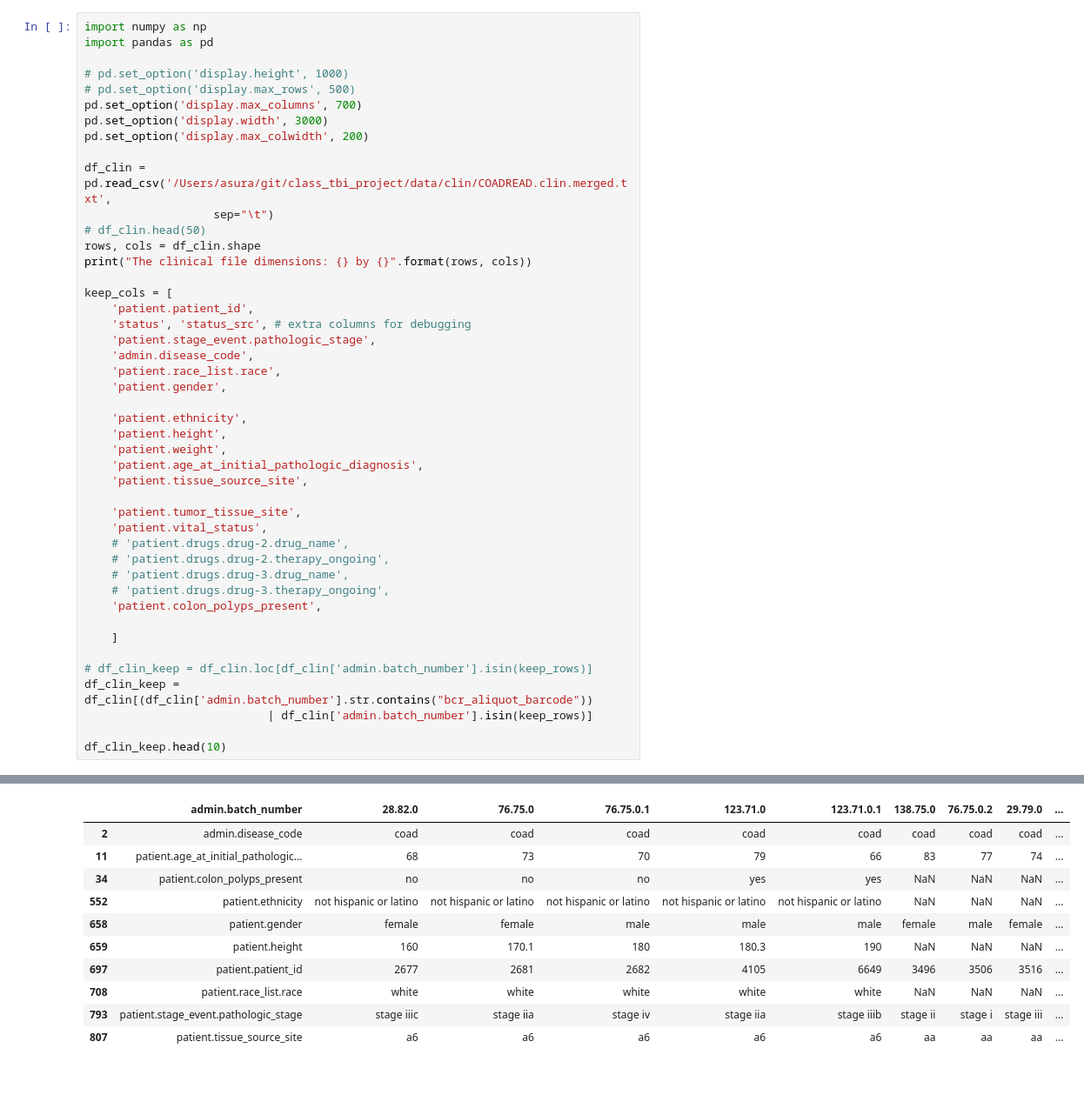
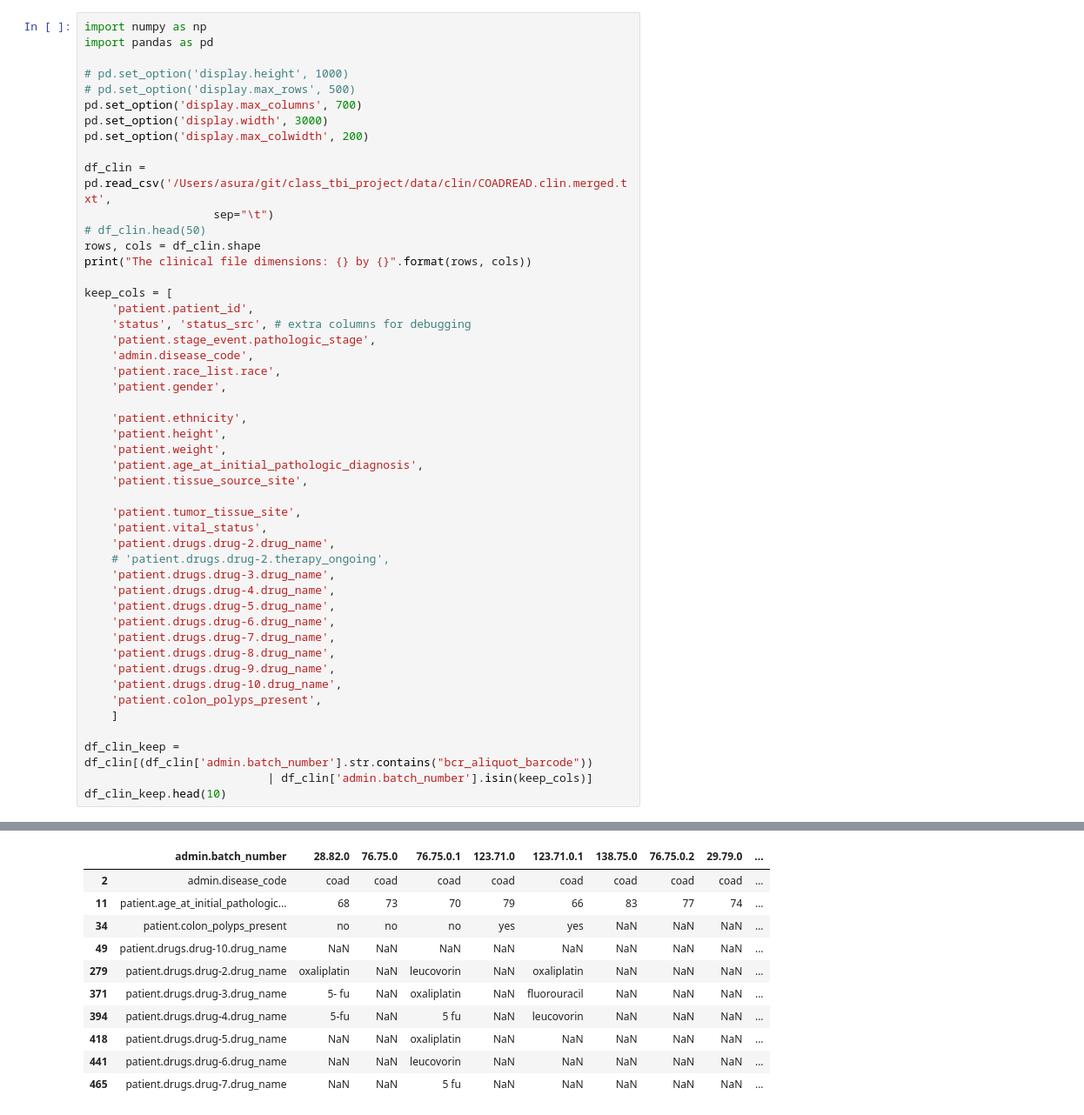
Before and after one commit to indera/crc_transcriptome_analysis, a Jupyter notebook: colorectal_analysis.ipynb, the cells around one changed output, grey strips where cells are left out. Shown: that part at 87% size. Drawn from its saved outputs; the diff is of its cells as text; blank space fills up the shorter version.

Commit message:
Update code for completing demographics table + Add code to compute top 10 medication counts

```diff
--- a/colorectal_analysis.ipynb
+++ b/colorectal_analysis.ipynb
@@ -15,47 +15,50 @@ rows, cols = df_clin.shape
 print("The clinical file dimensions: {} by {}".format(rows, cols))
 
 keep_cols = [
     'patient.patient_id',
     'status', 'status_src', # extra columns for debugging
     'patient.stage_event.pathologic_stage',
     'admin.disease_code',
     'patient.race_list.race',
     'patient.gender',
 
     'patient.ethnicity',
     'patient.height',
     'patient.weight',
     'patient.age_at_initial_pathologic_diagnosis',
     'patient.tissue_source_site',
 
     'patient.tumor_tissue_site',
     'patient.vital_status',
-    # 'patient.drugs.drug-2.drug_name',
+    'patient.drugs.drug-2.drug_name',
     # 'patient.drugs.drug-2.therapy_ongoing',
-    # 'patient.drugs.drug-3.drug_name',
-    # 'patient.drugs.drug-3.therapy_ongoing',
+    'patient.drugs.drug-3.drug_name',
+    'patient.drugs.drug-4.drug_name',
+    'patient.drugs.drug-5.drug_name',
+    'patient.drugs.drug-6.drug_name',
+    'patient.drugs.drug-7.drug_name',
+    'patient.drugs.drug-8.drug_name',
+    'patient.drugs.drug-9.drug_name',
+    'patient.drugs.drug-10.drug_name',
     'patient.colon_polyps_present',
-
     ]
 
-# df_clin_keep = df_clin.loc[df_clin['admin.batch_number'].isin(keep_rows)]
 df_clin_keep = df_clin[(df_clin['admin.batch_number'].str.contains("bcr_aliquot_barcode"))
-                           | df_clin['admin.batch_number'].isin(keep_rows)]
-
+                           | df_clin['admin.batch_number'].isin(keep_cols)]
 df_clin_keep.head(10)
 # %% [output]
 The clinical file dimensions: 3544 by 630
 |  | admin.batch_number | 28.82.0 | 76.75.0 | 76.75.0.1 | 123.71.0 | 123.71.0.1 | 138.75.0 | 76.75.0.2 | 29.79.0 | ... |
 | 2 | admin.disease_code | coad | coad | coad | coad | coad | coad | coad | coad | ... |
 | 11 | patient.age_at_initial_pathologic... | 68 | 73 | 70 | 79 | 66 | 83 | 77 | 74 | ... |
 | 34 | patient.colon_polyps_present | no | no | no | yes | yes | NaN | NaN | NaN | ... |
-| 552 | patient.ethnicity | not hispanic or latino | not hispanic or latino | not hispanic or latino | not hispanic or latino | not hispanic or latino | NaN | NaN | NaN | ... |
-| 658 | patient.gender | female | female | male | male | male | female | male | female | ... |
-| 659 | patient.height | 160 | 170.1 | 180 | 180.3 | 190 | NaN | NaN | NaN | ... |
-| 697 | patient.patient_id | 2677 | 2681 | 2682 | 4105 | 6649 | 3496 | 3506 | 3516 | ... |
-| 708 | patient.race_list.race | white | white | white | white | white | NaN | NaN | NaN | ... |
-| 793 | patient.stage_event.pathologic_stage | stage iiic | stage iia | stage iv | stage iia | stage iiib | stage ii | stage i | stage iii | ... |
-| 807 | patient.tissue_source_site | a6 | a6 | a6 | a6 | a6 | aa | aa | aa | ... |
+| 49 | patient.drugs.drug-10.drug_name | NaN | NaN | NaN | NaN | NaN | NaN | NaN | NaN | ... |
+| 279 | patient.drugs.drug-2.drug_name | oxaliplatin | NaN | leucovorin | NaN | oxaliplatin | NaN | NaN | NaN | ... |
+| 371 | patient.drugs.drug-3.drug_name | 5- fu | NaN | oxaliplatin | NaN | fluorouracil | NaN | NaN | NaN | ... |
+| 394 | patient.drugs.drug-4.drug_name | 5-fu | NaN | 5 fu | NaN | leucovorin | NaN | NaN | NaN | ... |
+| 418 | patient.drugs.drug-5.drug_name | NaN | NaN | oxaliplatin | NaN | NaN | NaN | NaN | NaN | ... |
+| 441 | patient.drugs.drug-6.drug_name | NaN | NaN | leucovorin | NaN | NaN | NaN | NaN | NaN | ... |
+| 465 | patient.drugs.drug-7.drug_name | NaN | NaN | 5 fu | NaN | NaN | NaN | NaN | NaN | ... |
 # %%
 df = df_clin_keep.transpose()
 rows, cols = df.shape
```
Also changed, not shown: parts of 5 cells of this notebook.
